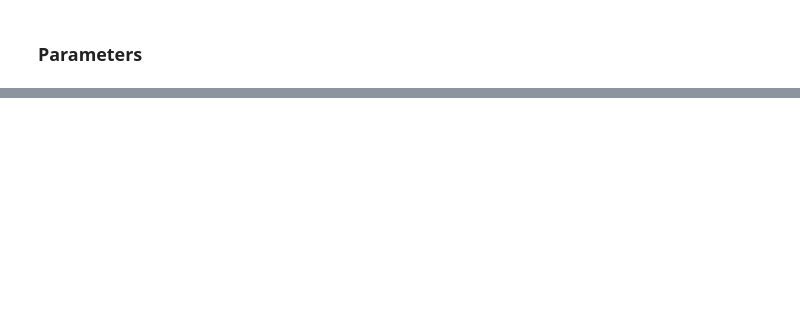
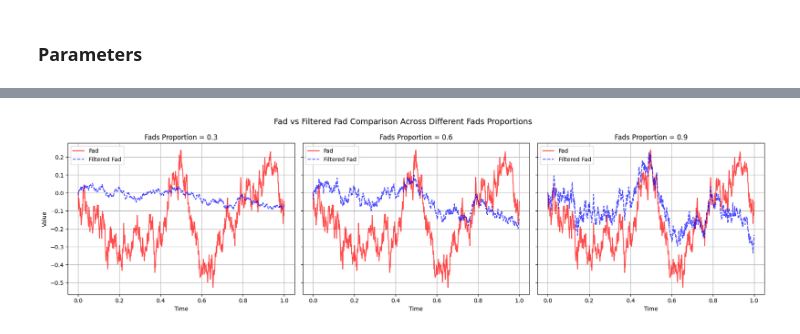
Before and after one commit to andreacate/mbt_gym, a Jupyter notebook: Experiments_MMwithFadsInfUninfTraders/CheckForFilteredFad.ipynb, the cells around one changed output, grey strips where cells are left out. Cells and saved outputs as stored; diff of their text form; code cells hidden in the pictures; blank space fills up the shorter version.

```diff
--- a/Experiments_MMwithFadsInfUninfTraders/CheckForFilteredFad.ipynb
+++ b/Experiments_MMwithFadsInfUninfTraders/CheckForFilteredFad.ipynb
@@ -245,0 +284,22 @@ results
+# %%
+# OU parameters
+u0 = 0.0
+xi = 1.0
+
+def m(t):
+    return u0 * np.exp(-eta * t)
+
+def v(t):
+    return (xi**2) / (2.0 * eta) * (1.0 - np.exp(-2.0 * eta * t))
+
+def compute_psi(q):
+    c = gamma * sigma * q
+    def integrand(t):
+        return np.exp(c * m(t) + 0.5 * (c**2) * v(t))
+    denom, _ = quad(integrand, 0.0, terminal_time)
+    return (30.0 - phi * terminal_time) / denom
+
+# compute psi for each fad proportion
+psi_values = {q: compute_psi(q) for q in fads_proportion_values}
+
+print("psi values:", psi_values)
@@ -245,0 +344,21 @@ results
+# %%
+results_dict = {}
+actions_dict = {}
+for fads_proportion in fads_proportion_values:
+    # Create environment with single trajectory
+    env = get_as_env(num_trajectories=1,
+                     fads_proportion=fads_proportion,
+                     psi=psi_values[fads_proportion])
+
+    # Create agent
+    agent = OptimizedFullInfoMMwithFadsInformedUniformedTradersAgent(env=env)
+
+    # Generate single trajectory
+    observations, actions, rewards = generate_trajectory(env, agent)
+
+    # Store results
+    results_dict[fads_proportion] = dict(
+        obs=observations,
+        actions=actions,
+        rewards=rewards
+    )
@@ -245,0 +436,4 @@ results
+# %%
+plot_fad_and_filtered_subplots(results_dict, fads_proportion_values)
+# %% [output]
+[figure, added]
```
Also changed, not shown: parts of 21 cells of this notebook.
